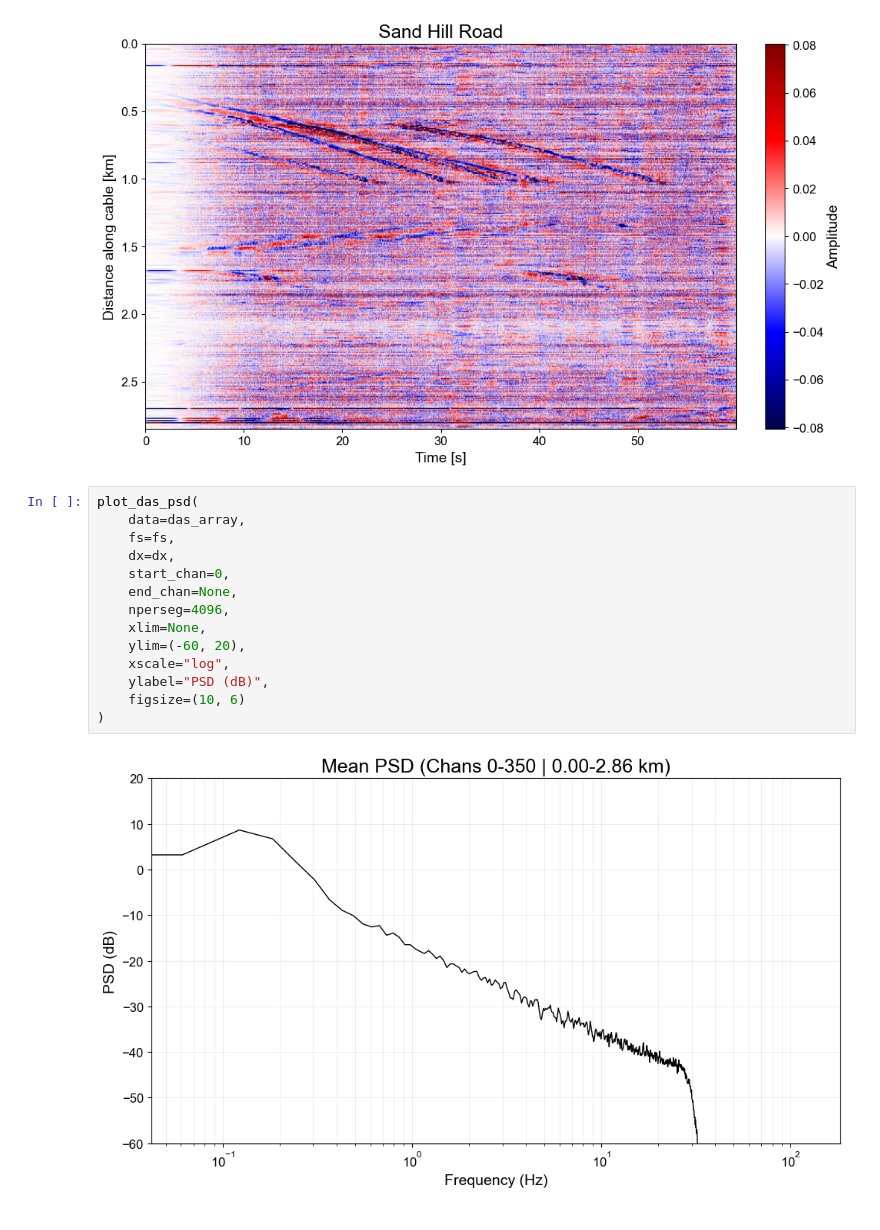
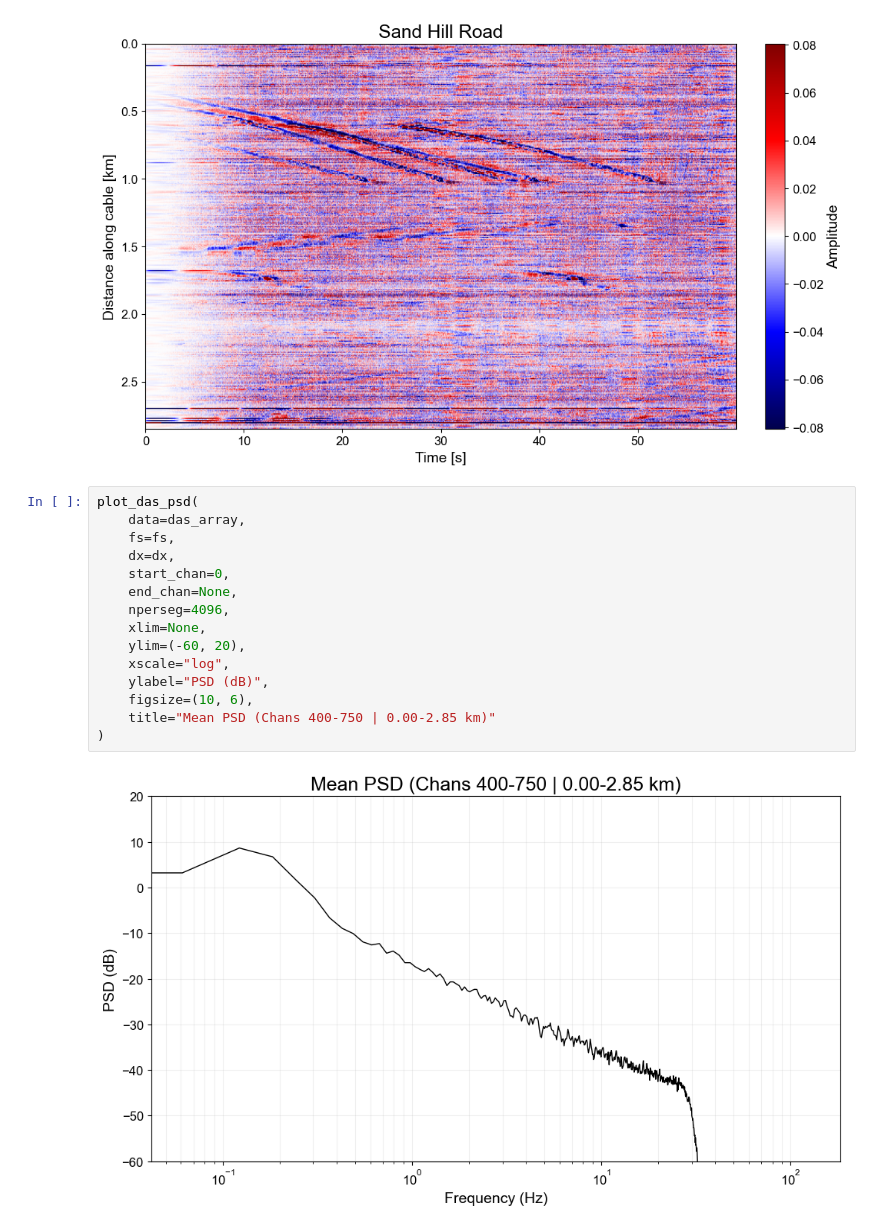
Before and after one commit to Benz-Poobua/das_ani, a Jupyter notebook: notebooks/das_urban.ipynb, the cells around one changed output. Saved outputs shown, nothing was run; the diff lists cells and outputs as text.

```diff
--- a/notebooks/das_urban.ipynb
+++ b/notebooks/das_urban.ipynb
@@ -86,16 +86,17 @@ plot_das_wavefield(
 # %%
 plot_das_psd(
     data=das_array,
     fs=fs,
     dx=dx,
     start_chan=0,
     end_chan=None,
     nperseg=4096,
     xlim=None,
     ylim=(-60, 20),
     xscale="log",
     ylabel="PSD (dB)",
-    figsize=(10, 6)
+    figsize=(10, 6),
+    title="Mean PSD (Chans 400-750 | 0.00-2.85 km)"
 )
 # %% [output]
-[figure, old version]
+[figure, new version]
```
Also changed, not shown: parts of 2 cells of this notebook, 2 other files.
